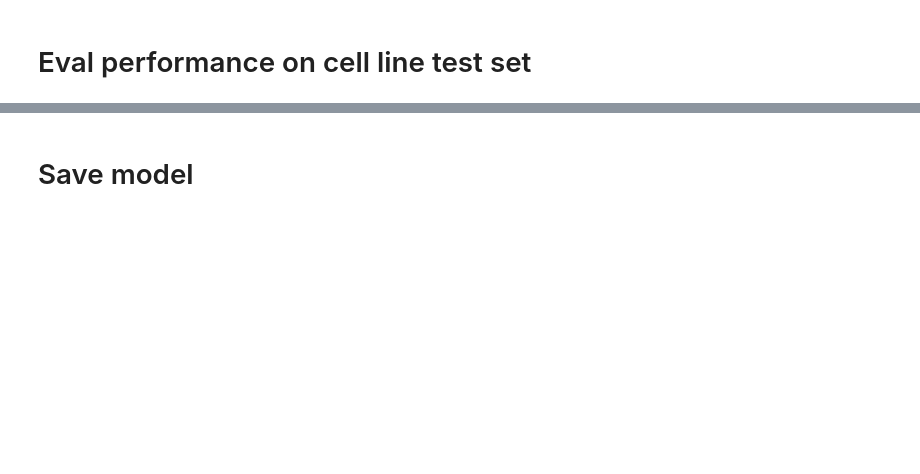
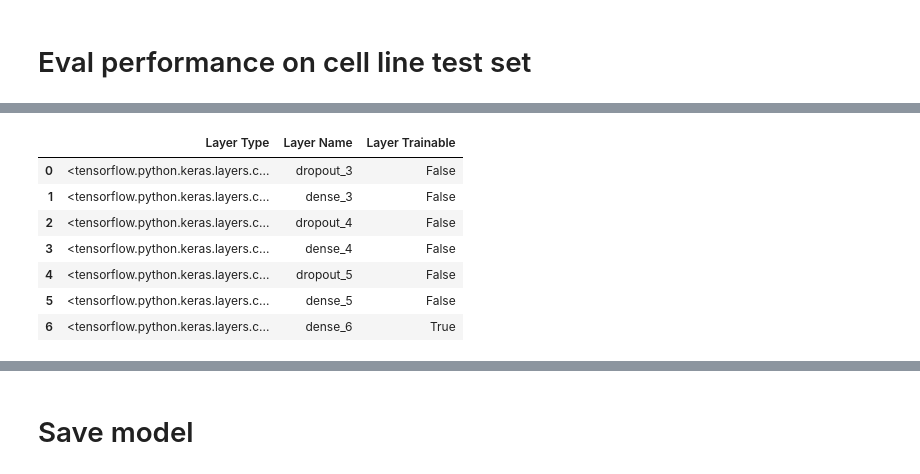
Before and after one commit to nalinimsingh/mm-cell_lines, a Jupyter notebook: feedforwardNN.ipynb, the cells around one changed output, grey strips where cells are left out. Saved outputs shown, nothing was run; the diff lists cells and outputs as text; code cells hidden in the pictures; blank space fills up the shorter version.

```diff
--- a/feedforwardNN.ipynb
+++ b/feedforwardNN.ipynb
@@ -106,0 +117,15 @@ model.get_layer(index=1)
+# %%
+model.trainable = False
+model.layers[-1].trainable = True
+
+layers = [(layer, layer.name, layer.trainable) for layer in model.layers]
+pd.DataFrame(layers, columns=['Layer Type', 'Layer Name', 'Layer Trainable'])
+# %% [output]
+|  | Layer Type | Layer Name | Layer Trainable |
+| 0 | <tensorflow.python.keras.layers.c... | dropout_3 | False |
+| 1 | <tensorflow.python.keras.layers.c... | dense_3 | False |
+| 2 | <tensorflow.python.keras.layers.c... | dropout_4 | False |
+| 3 | <tensorflow.python.keras.layers.c... | dense_4 | False |
+| 4 | <tensorflow.python.keras.layers.c... | dropout_5 | False |
+| 5 | <tensorflow.python.keras.layers.c... | dense_5 | False |
+| 6 | <tensorflow.python.keras.layers.c... | dense_6 | True |
```
Also changed, not shown: parts of 15 cells of this notebook.
